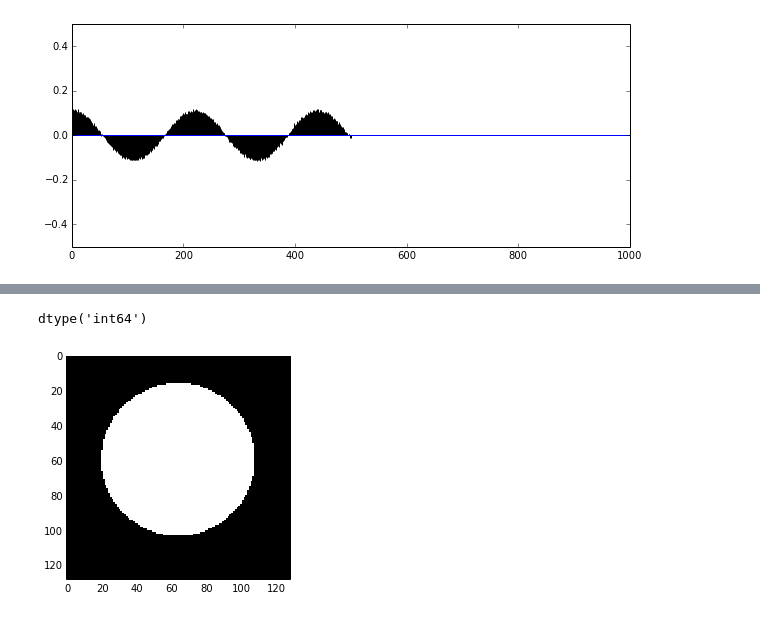
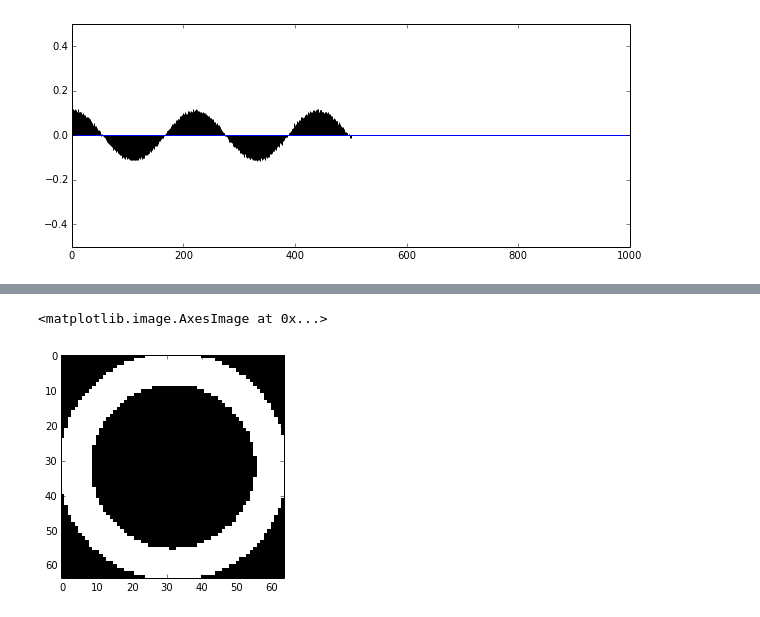
Before and after one commit to emptyr1/MediaSignalProcessing, a Jupyter notebook: HW4.ipynb, the cells around one changed output, grey strips where cells are left out. Cells and saved outputs as stored; diff of their text form; code cells hidden in the pictures.

Commit message:
right image

```diff
--- a/HW4.ipynb
+++ b/HW4.ipynb
@@ -45,9 +48,8 @@ img.shape
 # %%
-o = imread('data/pointless-bw.png')
+o = imread('data/grayscale2.png')
 o = o.astype(float).sum(axis=-1)/3
-o = where(o > 0.4, 1, -1)
+o = where(o > 0.5, 1, -1)
 imshow(o, cmap=cm.gray, interpolation='nearest')
-o.dtype
 # %% [output]
-dtype('int64')
+<matplotlib.image.AxesImage at 0x...>
-[figure, old version]
+[figure, new version]
```
Also changed, not shown: parts of 8 cells of this notebook, 13 other files.
